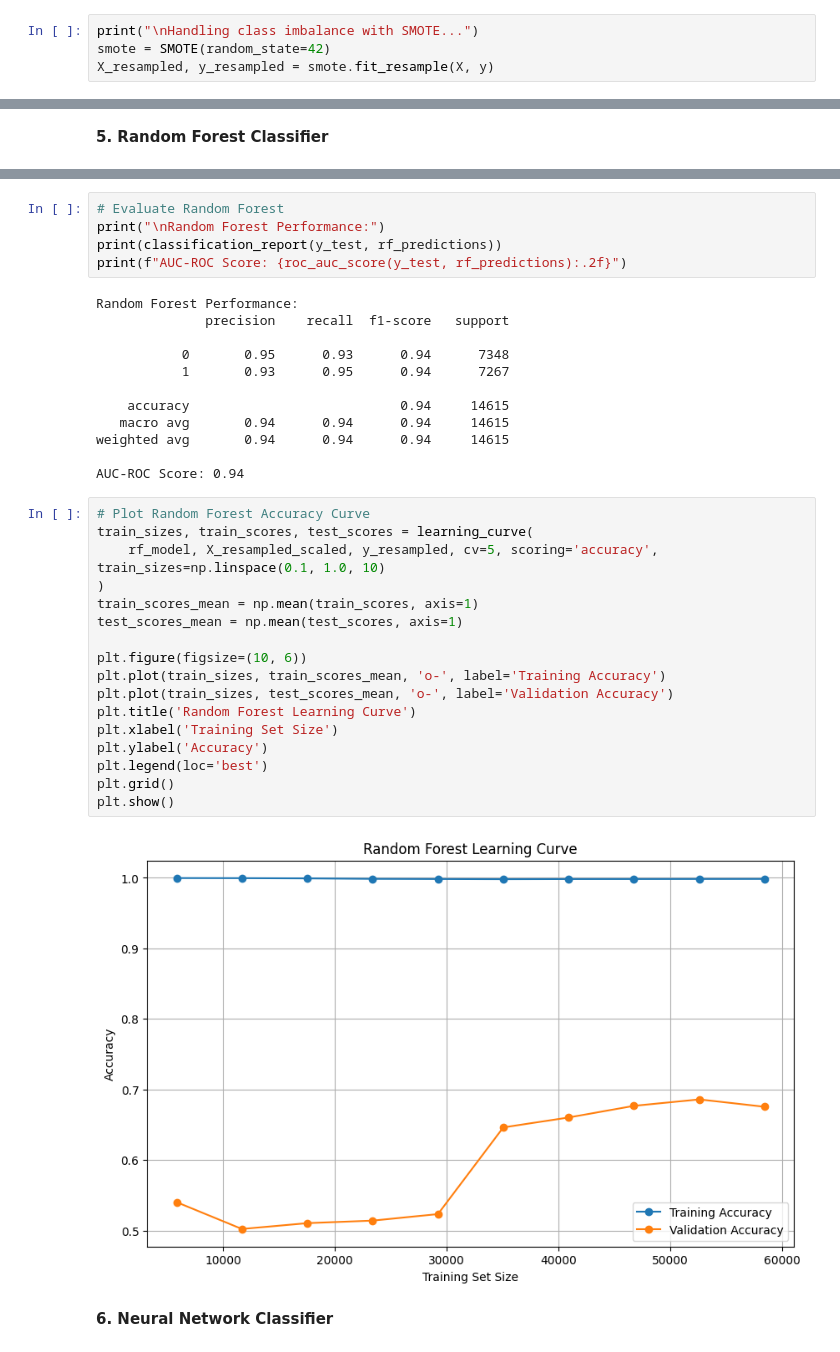
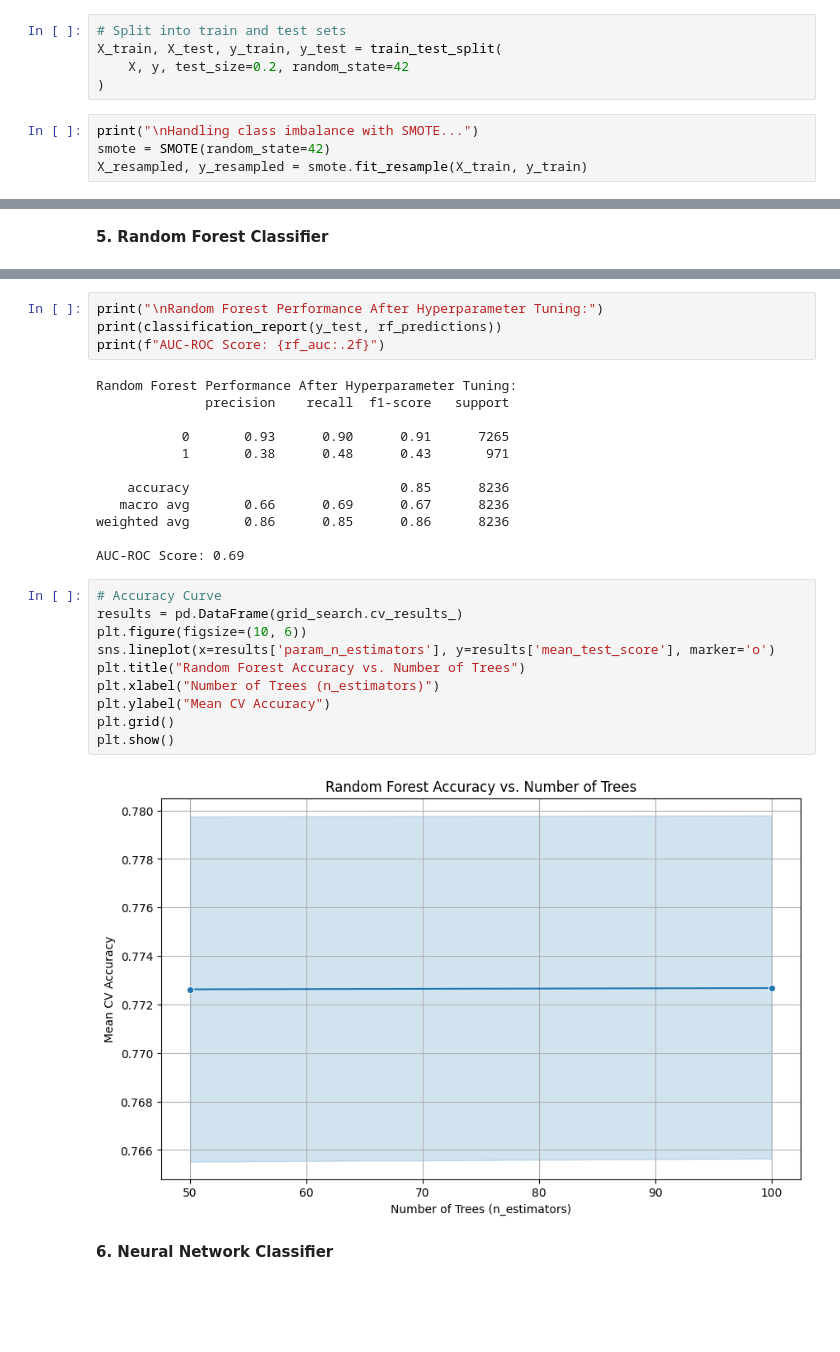
Before and after one commit to SiyumiJayawardhane/Customer-Subscription-Prediction, a Jupyter notebook: MachineLearningCourseWork.ipynb, the cells around one changed output, grey strips where cells are left out. Drawn from its saved outputs; the diff is of its cells as text; blank space fills up the shorter version.

```diff
--- a/MachineLearningCourseWork.ipynb
+++ b/MachineLearningCourseWork.ipynb
@@ -203,6 +218,11 @@ y = data['y']
+# %%
+# Split into train and test sets
+X_train, X_test, y_train, y_test = train_test_split(
+    X, y, test_size=0.2, random_state=42
+)
 # %%
 print("\nHandling class imbalance with SMOTE...")
 smote = SMOTE(random_state=42)
-X_resampled, y_resampled = smote.fit_resample(X, y)
+X_resampled, y_resampled = smote.fit_resample(X_train, y_train)
 # %% [output]
 Handling class imbalance with SMOTE...
@@ -227,39 +276,31 @@ Training Random Forest Classifier...
 # %%
-# Evaluate Random Forest
-print("\nRandom Forest Performance:")
+print("\nRandom Forest Performance After Hyperparameter Tuning:")
 print(classification_report(y_test, rf_predictions))
-print(f"AUC-ROC Score: {roc_auc_score(y_test, rf_predictions):.2f}")
+print(f"AUC-ROC Score: {rf_auc:.2f}")
 # %% [output]
-Random Forest Performance:
+Random Forest Performance After Hyperparameter Tuning:
               precision    recall  f1-score   support
 
-           0       0.95      0.93      0.94      7348
-           1       0.93      0.95      0.94      7267
+           0       0.93      0.90      0.91      7265
+           1       0.38      0.48      0.43       971
 
-    accuracy                           0.94     14615
-   macro avg       0.94      0.94      0.94     14615
-weighted avg       0.94      0.94      0.94     14615
+    accuracy                           0.85      8236
+   macro avg       0.66      0.69      0.67      8236
+weighted avg       0.86      0.85      0.86      8236
 
-AUC-ROC Score: 0.94
+AUC-ROC Score: 0.69
-# %%
-# Plot Random Forest Accuracy Curve
-train_sizes, train_scores, test_scores = learning_curve(
-    rf_model, X_resampled_scaled, y_resampled, cv=5, scoring='accuracy', train_sizes=np.linspace(0.1, 1.0, 10)
-)
-train_scores_mean = np.mean(train_scores, axis=1)
-test_scores_mean = np.mean(test_scores, axis=1)
-
-plt.figure(figsize=(10, 6))
-plt.plot(train_sizes, train_scores_mean, 'o-', label='Training Accuracy')
-plt.plot(train_sizes, test_scores_mean, 'o-', label='Validation Accuracy')
-plt.title('Random Forest Learning Curve')
-plt.xlabel('Training Set Size')
-plt.ylabel('Accuracy')
-plt.legend(loc='best')
-plt.grid()
-plt.show()
-# %% [output]
-[figure, removed]
+# %%
+# Accuracy Curve
+results = pd.DataFrame(grid_search.cv_results_)
+plt.figure(figsize=(10, 6))
+sns.lineplot(x=results['param_n_estimators'], y=results['mean_test_score'], marker='o')
+plt.title("Random Forest Accuracy vs. Number of Trees")
+plt.xlabel("Number of Trees (n_estimators)")
+plt.ylabel("Mean CV Accuracy")
+plt.grid()
+plt.show()
+# %% [output]
+[figure, added]
 # %% [markdown]
 **6. Neural Network Classifier**
 # %%
```
Also changed, not shown: parts of 18 cells of this notebook.
